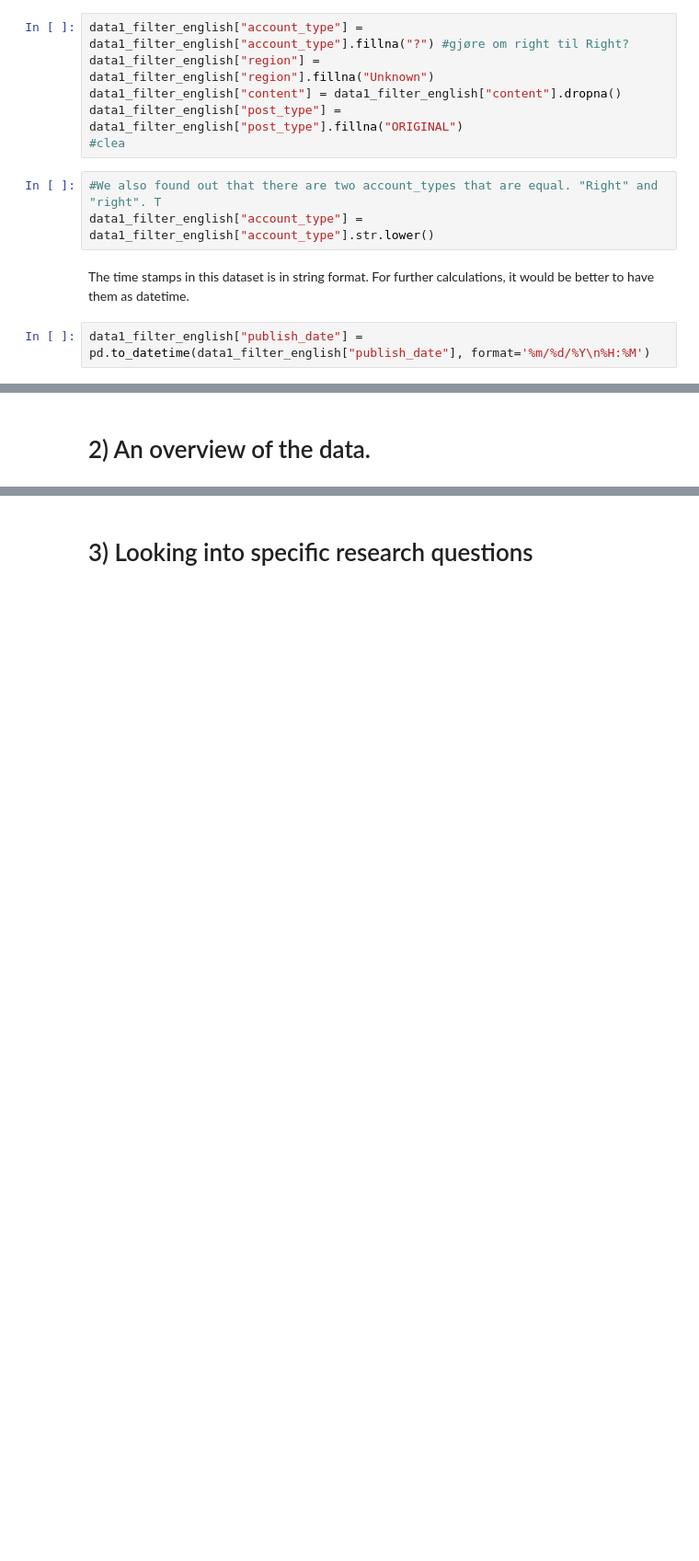
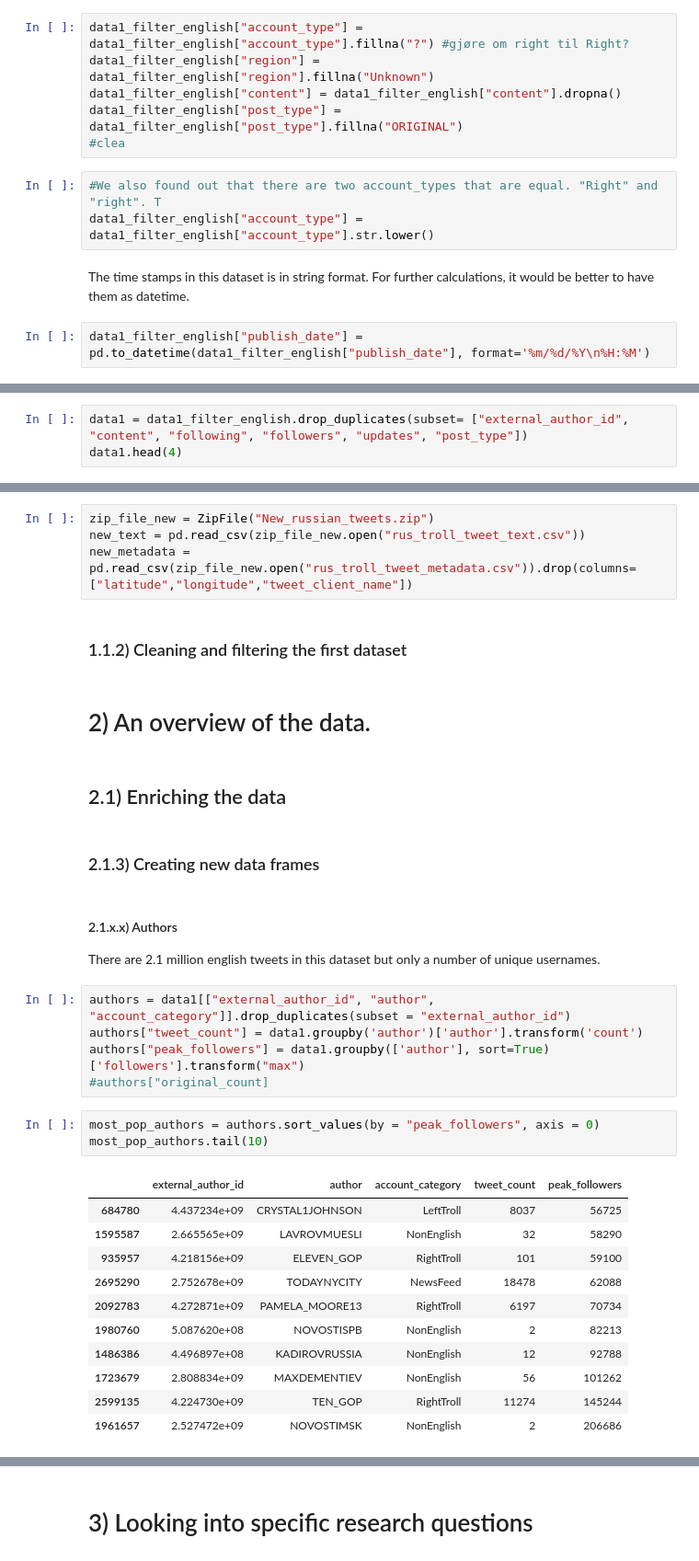
Before and after one commit to haakonms/ADAproject, a Jupyter notebook: Milestone2.ipynb, the cells around one changed output, grey strips where cells are left out. Shown: that part at 92% size. Drawn from its saved outputs; the diff is of its cells as text; blank space fills up the shorter version.

```diff
--- a/Milestone2.ipynb
+++ b/Milestone2.ipynb
@@ -138,0 +143,3 @@ print("Full duplicates:", duplicates_number, "Duplicates in all forms except tim
+# %%
+data1 = data1_filter_english.drop_duplicates(subset= ["external_author_id", "content", "following", "followers", "updates", "post_type"])
+data1.head(4)
@@ -139,2 +164,35 @@ print("Full duplicates:", duplicates_number, "Duplicates in all forms except tim
+# %%
+zip_file_new = ZipFile("New_russian_tweets.zip")
+new_text = pd.read_csv(zip_file_new.open("rus_troll_tweet_text.csv"))
+new_metadata = pd.read_csv(zip_file_new.open("rus_troll_tweet_metadata.csv")).drop(columns=["latitude","longitude","tweet_client_name"])
+# %% [markdown]
+### 1.1.2) Cleaning and filtering the first dataset
 # %% [markdown]
 # 2) An overview of the data.
+# %% [markdown]
+## 2.1) Enriching the data
+# %% [markdown]
+### 2.1.3) Creating new data frames
+# %% [markdown]
+#### 2.1.x.x) Authors
+There are 2.1 million english tweets in this dataset but only a number of unique usernames.
+# %%
+authors = data1[["external_author_id", "author", "account_category"]].drop_duplicates(subset = "external_author_id")
+authors["tweet_count"] = data1.groupby('author')['author'].transform('count')
+authors["peak_followers"] = data1.groupby(['author'], sort=True)['followers'].transform("max")
+#authors["original_count]
+# %%
+most_pop_authors = authors.sort_values(by = "peak_followers", axis = 0)
+most_pop_authors.tail(10)
+# %% [output]
+|  | external_author_id | author | account_category | tweet_count | peak_followers |
+| 684780 | 4.437234e+09 | CRYSTAL1JOHNSON | LeftTroll | 8037 | 56725 |
+| 1595587 | 2.665565e+09 | LAVROVMUESLI | NonEnglish | 32 | 58290 |
+| 935957 | 4.218156e+09 | ELEVEN_GOP | RightTroll | 101 | 59100 |
+| 2695290 | 2.752678e+09 | TODAYNYCITY | NewsFeed | 18478 | 62088 |
+| 2092783 | 4.272871e+09 | PAMELA_MOORE13 | RightTroll | 6197 | 70734 |
+| 1980760 | 5.087620e+08 | NOVOSTISPB | NonEnglish | 2 | 82213 |
+| 1486386 | 4.496897e+08 | KADIROVRUSSIA | NonEnglish | 12 | 92788 |
+| 1723679 | 2.808834e+09 | MAXDEMENTIEV | NonEnglish | 56 | 101262 |
+| 2599135 | 4.224730e+09 | TEN_GOP | RightTroll | 11274 | 145244 |
+| 1961657 | 2.527472e+09 | NOVOSTIMSK | NonEnglish | 2 | 206686 |
```
Also changed, not shown: parts of 12 cells of this notebook.
